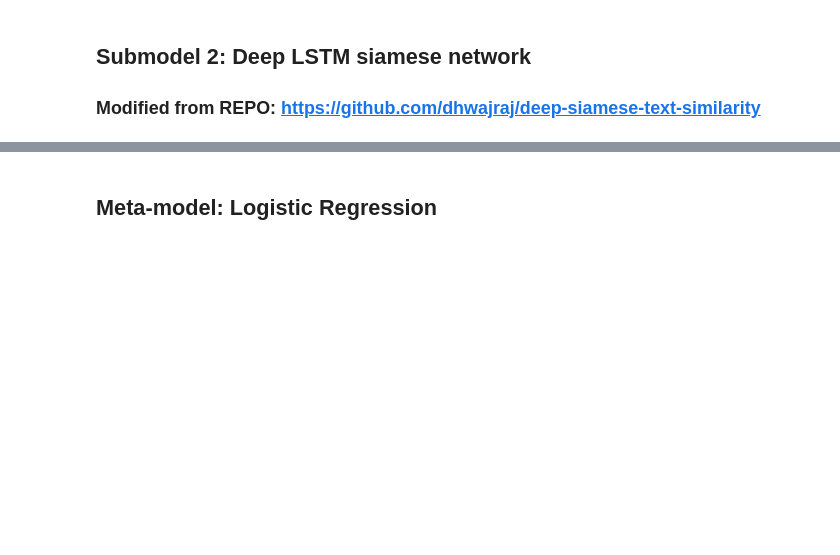
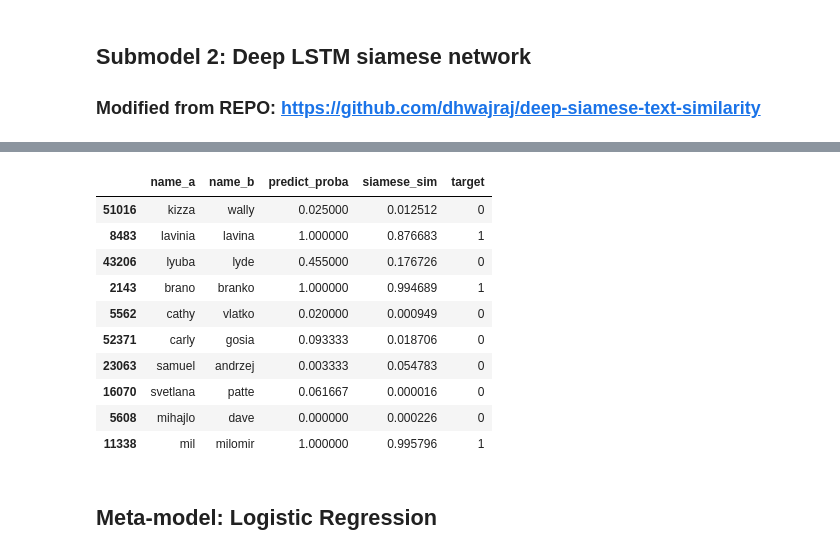
Before and after one commit to Christopher-Thornton/hmni, a Jupyter notebook: dev/model_building.ipynb, the cells around one changed output, grey strips where cells are left out. Cells and saved outputs as stored; diff of their text form; code cells hidden in the pictures; blank space fills up the shorter version.

```diff
--- a/dev/model_building.ipynb
+++ b/dev/model_building.ipynb
@@ -162,15 +182,2 @@ print('positive class ratio 1:{}'.format(int(len(non_alt)/len(alt_names))))
-# %%
-'''
-# Use combinatorics to generate negative class
-all_names = alt_names.loc[:, 'name_a':'name_b'].values.tolist()
-unique_names = list(set([item for items in all_names for item in items]))
-alt_pairs = list(zip(alt_names.name_a, alt_names.name_b))+ list(zip(alt_names.name_b, alt_names.name_a))
-#comb = list(islice(combinations(unique_names, 2), len(df)+len(alt_pairs)))
-comb = list(combinations(unique_names, 2))
-non_alt = list(set(comb) - set(alt_pairs))
-# Undersample the negative class for equal class balance
-non_alt = pd.DataFrame(non_alt[:len(alt_names)])
-non_alt.columns=['name_a', 'name_b']
-'''
 # %%
 non_alt.sample(10)
@@ -202,8 +228,8 @@ X_train, X_test, y_train, y_test = train_test_split(
 # %%
 '''
 pipeline_optimizer = TPOTClassifier(
-        scoring = 'f1', # Harmonic Mean of Precision and Recall
-        generations=200,
+        scoring = 'f1',
+        generations=100,
         verbosity=2,
         n_jobs=-1) # Utilizes all available CPU cores
 pipeline_optimizer.fit(X_train.drop(['a', 'b', 'name_a', 'name_b'],1), y_train)
@@ -426,5 +469,17 @@ for train_index, test_index in stratified_kfold.split(X, y):
 # %%
-meta_training.sample(100)
+meta_training.sample(10)
+# %% [output]
+|  | name_a | name_b | predict_proba | siamese_sim | target |
+| 51016 | kizza | wally | 0.025000 | 0.012512 | 0 |
+| 8483 | lavinia | lavina | 1.000000 | 0.876683 | 1 |
+| 43206 | lyuba | lyde | 0.455000 | 0.176726 | 0 |
+| 2143 | brano | branko | 1.000000 | 0.994689 | 1 |
+| 5562 | cathy | vlatko | 0.020000 | 0.000949 | 0 |
+| 52371 | carly | gosia | 0.093333 | 0.018706 | 0 |
+| 23063 | samuel | andrzej | 0.003333 | 0.054783 | 0 |
+| 16070 | svetlana | patte | 0.061667 | 0.000016 | 0 |
+| 5608 | mihajlo | dave | 0.000000 | 0.000226 | 0 |
+| 11338 | mil | milomir | 1.000000 | 0.995796 | 1 |
 # %% [markdown]
 ## Meta-model: Logistic Regression
 # %%
```
Also changed, not shown: parts of 22 cells of this notebook.
